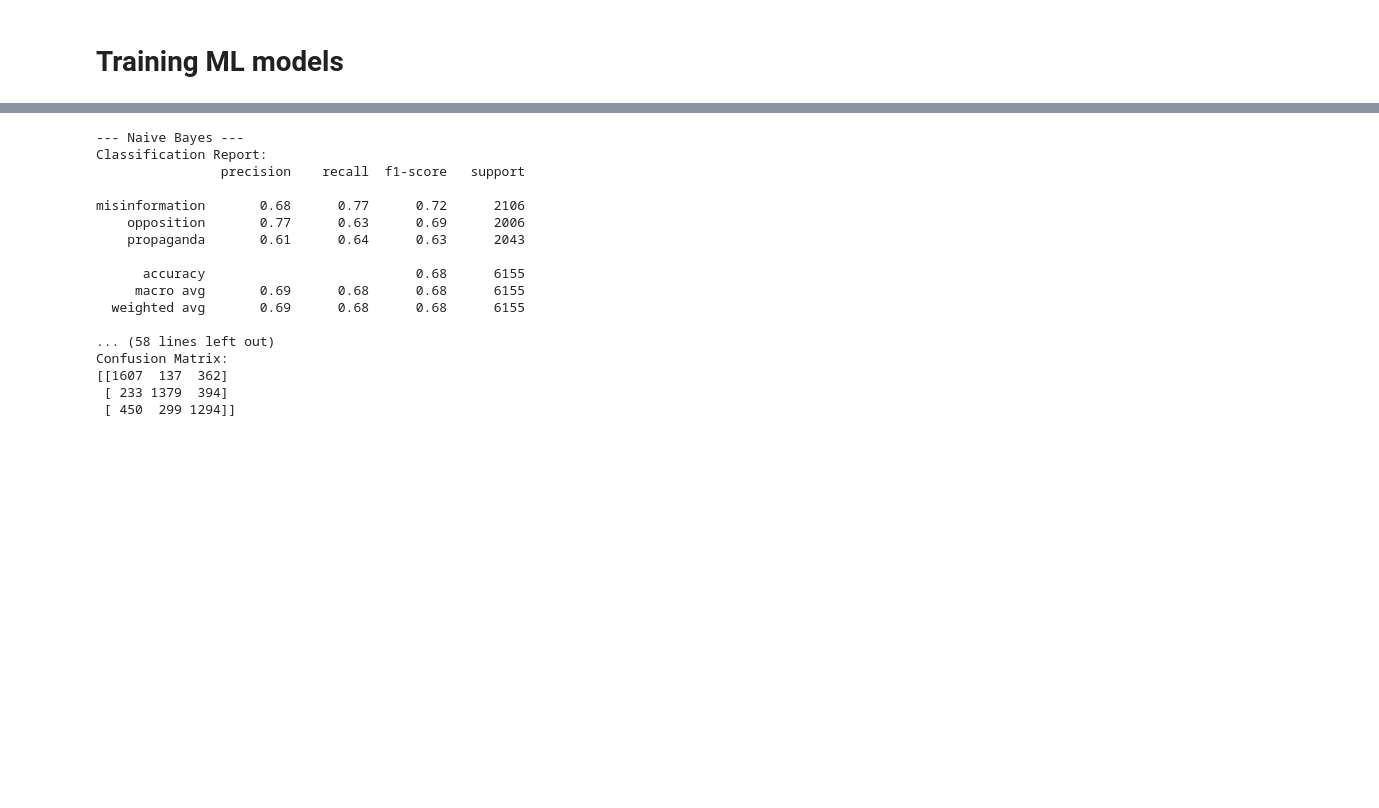
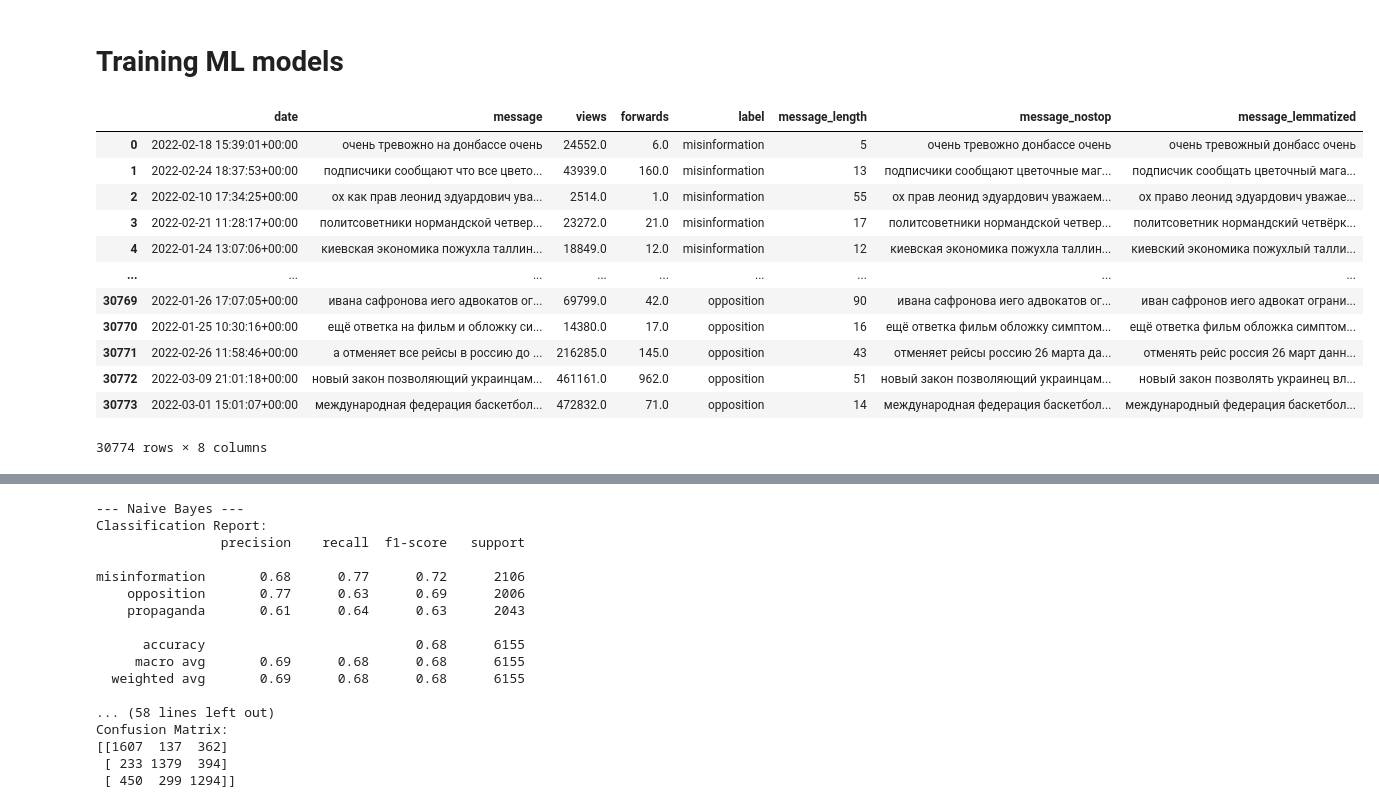
Before and after one commit to MariaOnyshchuk/nlp_project, a Jupyter notebook: propaganda_detection_model.ipynb, the cells around one changed output, grey strips where cells are left out. Cells and saved outputs as stored; diff of their text form; code cells hidden in the pictures; blank space fills up the shorter version.

```diff
--- a/propaganda_detection_model.ipynb
+++ b/propaganda_detection_model.ipynb
@@ -412,3 +413,33 @@ Top 20 words in Opposition:
 [figure]
 # %% [markdown]
 # Training ML models
+# %%
+# for restart
+train = pd.read_csv('./data/train_lemmatized.csv')
+test = pd.read_csv('./data/test_lemmatized.csv')
+misinfo, propaganda, opposition = pd.DataFrame(), pd.DataFrame(), pd.DataFrame()
+misinfo = train[train.label == 0]
+propaganda = train[train.label == 1]
+opposition = train[train.label == 2]
+# %%
+df = pd.concat([
+    misinfo.assign(label='misinformation'),
+    propaganda.assign(label='propaganda'),
+    opposition.assign(label='opposition')
+], ignore_index=True)
+# %%
+df
+# %% [output]
+|  | date | message | views | forwards | label | message_length | message_nostop | message_lemmatized |
+| 0 | 2022-02-18 15:39:01+00:00 | очень тревожно на донбассе очень | 24552.0 | 6.0 | misinformation | 5 | очень тревожно донбассе очень | очень тревожный донбасс очень |
+| 1 | 2022-02-24 18:37:53+00:00 | подписчики сообщают что все цвето... | 43939.0 | 160.0 | misinformation | 13 | подписчики сообщают цветочные маг... | подписчик сообщать цветочный мага... |
+| 2 | 2022-02-10 17:34:25+00:00 | ох как прав леонид эдуардович ува... | 2514.0 | 1.0 | misinformation | 55 | ох прав леонид эдуардович уважаем... | ох право леонид эдуардович уважае... |
+| 3 | 2022-02-21 11:28:17+00:00 | политсоветники нормандской четвер... | 23272.0 | 21.0 | misinformation | 17 | политсоветники нормандской четвер... | политсоветник нормандский четвёрк... |
+| 4 | 2022-01-24 13:07:06+00:00 | киевская экономика пожухла таллин... | 18849.0 | 12.0 | misinformation | 12 | киевская экономика пожухла таллин... | киевский экономика пожухлый талли... |
+| ... | ... | ... | ... | ... | ... | ... | ... | ... |
+| 30769 | 2022-01-26 17:07:05+00:00 | ивана сафронова иего адвокатов ог... | 69799.0 | 42.0 | opposition | 90 | ивана сафронова иего адвокатов ог... | иван сафронов иего адвокат ограни... |
+| 30770 | 2022-01-25 10:30:16+00:00 | ещё ответка на фильм и обложку си... | 14380.0 | 17.0 | opposition | 16 | ещё ответка фильм обложку симптом... | ещё ответка фильм обложка симптом... |
+| 30771 | 2022-02-26 11:58:46+00:00 | а отменяет все рейсы в россию до ... | 216285.0 | 145.0 | opposition | 43 | отменяет рейсы россию 26 марта да... | отменять рейс россия 26 март данн... |
+| 30772 | 2022-03-09 21:01:18+00:00 | новый закон позволяющий украинцам... | 461161.0 | 962.0 | opposition | 51 | новый закон позволяющий украинцам... | новый закон позволять украинец вл... |
+| 30773 | 2022-03-01 15:01:07+00:00 | международная федерация баскетбол... | 472832.0 | 71.0 | opposition | 14 | международная федерация баскетбол... | международный федерация баскетбол... |
+30774 rows × 8 columns
```
Also changed, not shown: parts of 27 cells of this notebook.
